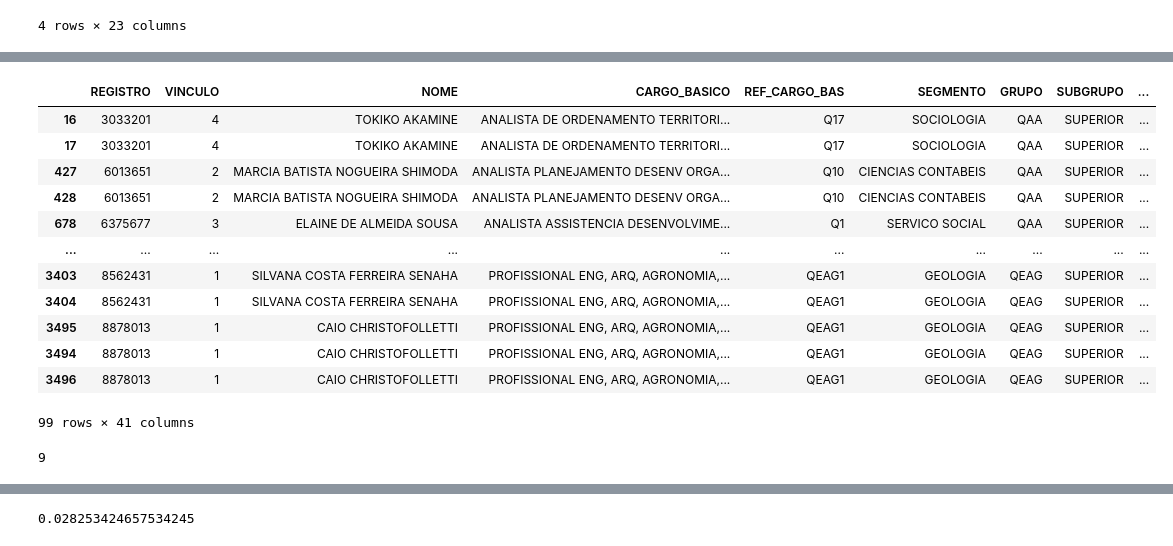
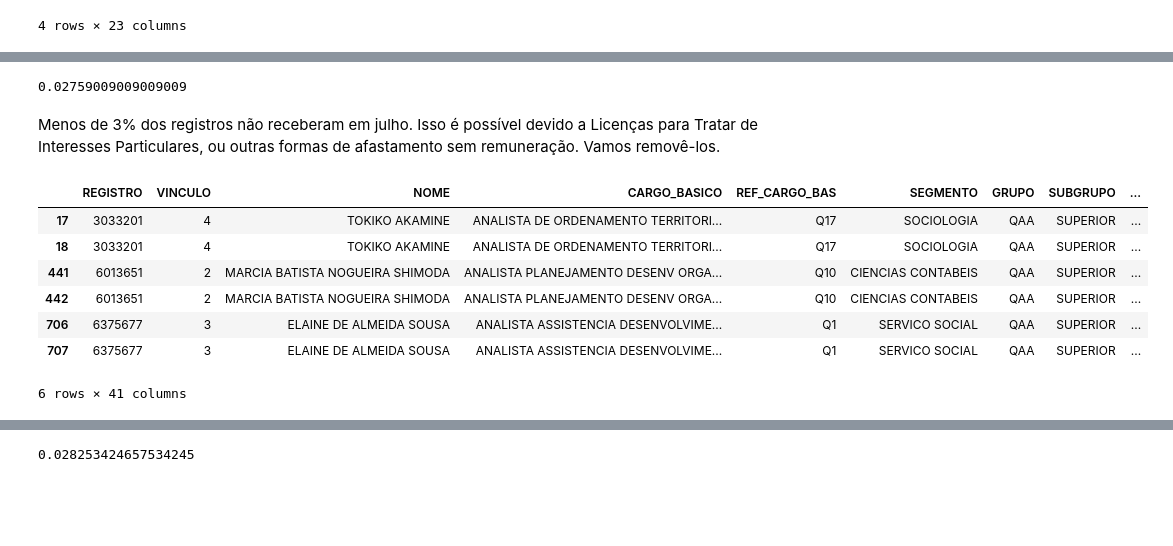
Before and after one commit to h-pgy/analise_remuneracao_pmsp, a Jupyter notebook: join_dados_cadastrais_e_remuneracao.ipynb, the cells around one changed output, grey strips where cells are left out. Drawn from its saved outputs; the diff is of its cells as text; code cells hidden in the pictures; blank space fills up the shorter version.

```diff
--- a/join_dados_cadastrais_e_remuneracao.ipynb
+++ b/join_dados_cadastrais_e_remuneracao.ipynb
@@ -91,3 +87,3 @@ remuneracao_jul['cd_registro_funcional'].duplicated().sum()
 # %%
-df_joined = pd.merge(quadros_tecnicos, remuneracao_jul, how='inner',
+df_joined = pd.merge(quadros_tecnicos, remuneracao_jul, how='left',
          left_on='REGISTRO', right_on='cd_registro_funcional')
@@ -128,22 +108,23 @@ True
+# %%
+sem_remuneracao_jul = df_joined[df_joined['cd_registro_funcional'].isnull()].index
+# %%
+len(sem_remuneracao_jul)/len(quadros_tecnicos)
+# %% [output]
+0.02759009009009009
+# %% [markdown]
+Menos de 3% dos registros não receberam em julho. Isso é possível devido a Licenças para Tratar de Interesses Particulares, ou outras formas de afastamento sem remuneração. Vamos removê-los.
+# %%
+df_joined.drop(sem_remuneracao_jul, inplace=True)
 # %%
 mais_de_um_lancamento = df_joined[df_joined['REGISTRO'].duplicated(keep=False)].sort_values(by='REGISTRO')
 # %%
-mais_de_um_lancamento
+mais_de_um_lancamento.head(6)
 # %% [output]
 |  | REGISTRO | VINCULO | NOME | CARGO_BASICO | REF_CARGO_BAS | SEGMENTO | GRUPO | SUBGRUPO | ... |
-| 16 | 3033201 | 4 | TOKIKO AKAMINE | ANALISTA DE ORDENAMENTO TERRITORI... | Q17 | SOCIOLOGIA | QAA | SUPERIOR | ... |
 | 17 | 3033201 | 4 | TOKIKO AKAMINE | ANALISTA DE ORDENAMENTO TERRITORI... | Q17 | SOCIOLOGIA | QAA | SUPERIOR | ... |
-| 427 | 6013651 | 2 | MARCIA BATISTA NOGUEIRA SHIMODA | ANALISTA PLANEJAMENTO DESENV ORGA... | Q10 | CIENCIAS CONTABEIS | QAA | SUPERIOR | ... |
-| 428 | 6013651 | 2 | MARCIA BATISTA NOGUEIRA SHIMODA | ANALISTA PLANEJAMENTO DESENV ORGA... | Q10 | CIENCIAS CONTABEIS | QAA | SUPERIOR | ... |
-| 678 | 6375677 | 3 | ELAINE DE ALMEIDA SOUSA | ANALISTA ASSISTENCIA DESENVOLVIME... | Q1 | SERVICO SOCIAL | QAA | SUPERIOR | ... |
-| ... | ... | ... | ... | ... | ... | ... | ... | ... | ... |
-| 3403 | 8562431 | 1 | SILVANA COSTA FERREIRA SENAHA | PROFISSIONAL ENG, ARQ, AGRONOMIA,... | QEAG1 | GEOLOGIA | QEAG | SUPERIOR | ... |
-| 3404 | 8562431 | 1 | SILVANA COSTA FERREIRA SENAHA | PROFISSIONAL ENG, ARQ, AGRONOMIA,... | QEAG1 | GEOLOGIA | QEAG | SUPERIOR | ... |
-| 3495 | 8878013 | 1 | CAIO CHRISTOFOLLETTI | PROFISSIONAL ENG, ARQ, AGRONOMIA,... | QEAG1 | GEOLOGIA | QEAG | SUPERIOR | ... |
-| 3494 | 8878013 | 1 | CAIO CHRISTOFOLLETTI | PROFISSIONAL ENG, ARQ, AGRONOMIA,... | QEAG1 | GEOLOGIA | QEAG | SUPERIOR | ... |
-| 3496 | 8878013 | 1 | CAIO CHRISTOFOLLETTI | PROFISSIONAL ENG, ARQ, AGRONOMIA,... | QEAG1 | GEOLOGIA | QEAG | SUPERIOR | ... |
+| 18 | 3033201 | 4 | TOKIKO AKAMINE | ANALISTA DE ORDENAMENTO TERRITORI... | Q17 | SOCIOLOGIA | QAA | SUPERIOR | ... |
+| 441 | 6013651 | 2 | MARCIA BATISTA NOGUEIRA SHIMODA | ANALISTA PLANEJAMENTO DESENV ORGA... | Q10 | CIENCIAS CONTABEIS | QAA | SUPERIOR | ... |
+| 442 | 6013651 | 2 | MARCIA BATISTA NOGUEIRA SHIMODA | ANALISTA PLANEJAMENTO DESENV ORGA... | Q10 | CIENCIAS CONTABEIS | QAA | SUPERIOR | ... |
+| 706 | 6375677 | 3 | ELAINE DE ALMEIDA SOUSA | ANALISTA ASSISTENCIA DESENVOLVIME... | Q1 | SERVICO SOCIAL | QAA | SUPERIOR | ... |
+| 707 | 6375677 | 3 | ELAINE DE ALMEIDA SOUSA | ANALISTA ASSISTENCIA DESENVOLVIME... | Q1 | SERVICO SOCIAL | QAA | SUPERIOR | ... |
-99 rows × 41 columns
+6 rows × 41 columns
-# %%
-mais_de_um_lancamento.duplicated().sum()
-# %% [output]
-9
```
Also changed, not shown: parts of 30 cells of this notebook, 1 other file.
